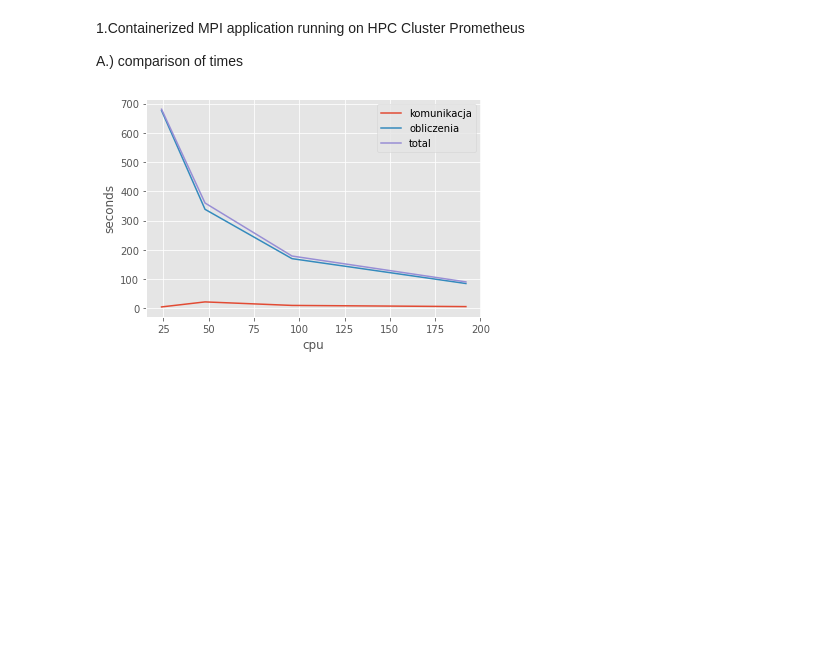
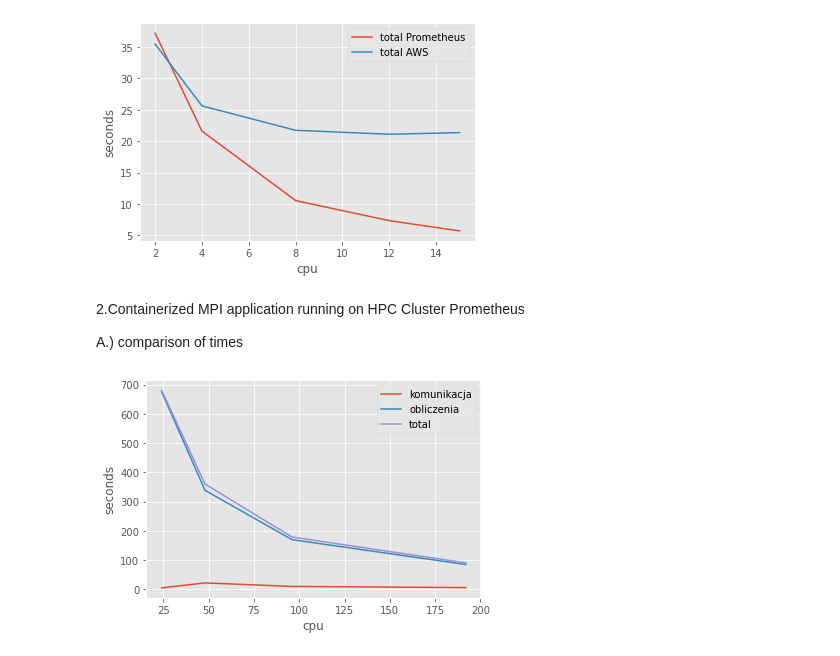
Before and after one commit to kamsza/running-mpi-inside-cluster-for-hpc, a Jupyter notebook: metrics.ipynb, the cells around one changed output. Cells and saved outputs as stored; diff of their text form; code cells hidden in the pictures; blank space fills up the shorter version.

```diff
--- a/metrics.ipynb
+++ b/metrics.ipynb
@@ -10,5 +67,14 @@ from tqdm import tqdm
+# %%
+df = pd.DataFrame(data={
+      'total Prometheus': prometheus.tot,
+      'total AWS': [35.48,25.63,21.74,21.11,21.37]
+})
+
+make_plot(df)
+# %% [output]
+[figure, added]
 # %% [markdown]
-1.Containerized MPI application running on HPC Cluster Prometheus
+2.Containerized MPI application running on HPC Cluster Prometheus
 
 A.) comparison of times
 # %%
```
Also changed, not shown: parts of 7 cells of this notebook, 1 other file.
